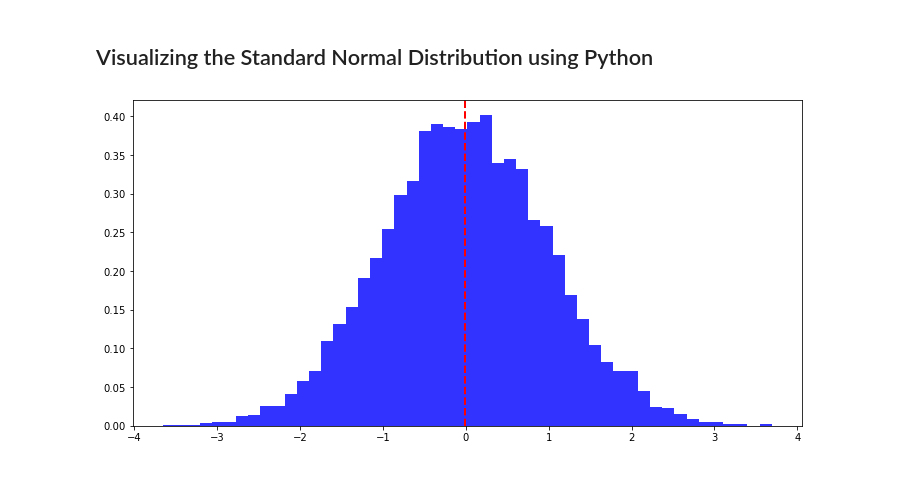
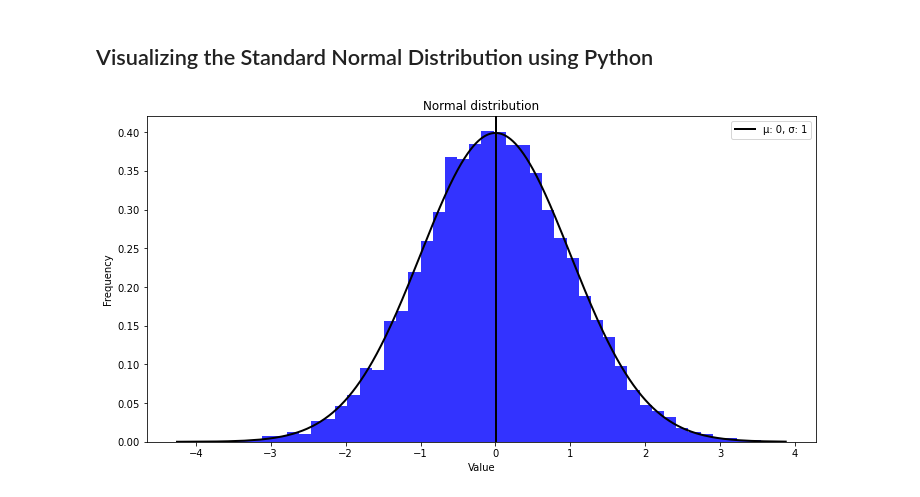
Before and after one commit to G00411367/funddata-assessment, a Jupyter notebook: normal-distribution.ipynb, the cells around one changed output. Saved outputs shown, nothing was run; the diff lists cells and outputs as text; code cells hidden in the pictures.

```diff
--- a/normal-distribution.ipynb
+++ b/normal-distribution.ipynb
@@ -228,15 +228,39 @@ All normal distributions, like the standard normal distribution, are unimodal an
 # %%
 # random number generator
 rng = np.random.default_rng()
 
-# generate 1000 numbers on a Standard Normal Distribution.
-samples = rng.standard_normal(10000)
 
-# samples
+# generate samples on a Standard Normal Distribution.
+size = 10000
+samples = rng.standard_normal(size=size)
 
+# plot size
+plt.rcParams['figure.figsize'] = 12, 6
+
+# plotting histogram
 plt.hist(samples, bins=50, density=True, alpha=0.8, color='b')
 
-plt.axvline(samples.mean(), color='r', linestyle='dashed', linewidth=2)
+# mean and standad deviation for Standard Normal Distribution
+mu = 0
+sigma = 1
+
+# sort dataset values and fit a PDF curve
+samples_sort = np.sort(samples)
+psamples = norm.pdf(samples_sort, mu, sigma)
+
+# plot PDF curve
+plt.plot(samples_sort, psamples, 'k', linewidth=2, label='μ: 0, σ: 1')
+
+plt.axvline(samples.mean(), color='k', linewidth=2)
+
+# title, lables
+plt.title("Normal distribution")
+plt.xlabel("Value")
+plt.ylabel("Frequency")
+
+# legend
+plt.legend()
+
 plt.show()
 # %% [output]
-[figure, old version]
+[figure, new version]
```
Also changed, not shown: parts of 3 cells of this notebook, 1 other file.
